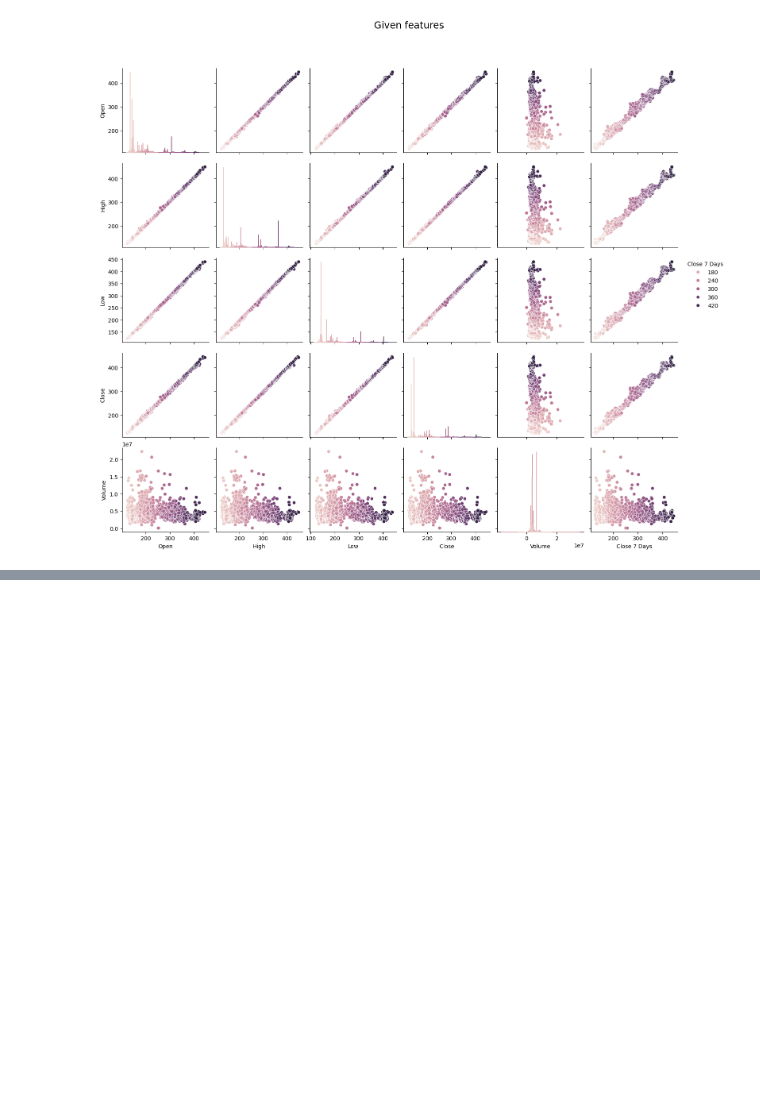
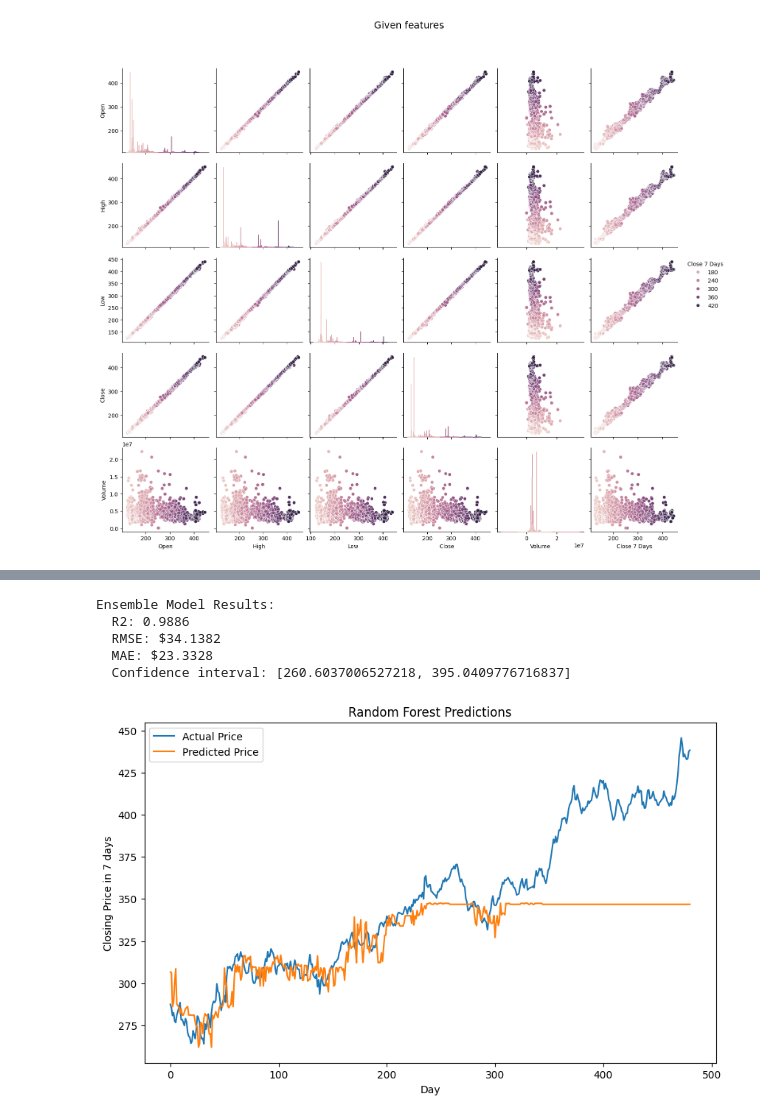
Before and after one commit to shannaw04/ml-stock-predictor, a Jupyter notebook: stock-predictor-final.ipynb, the cells around one changed output, grey strips where cells are left out. Cells and saved outputs as stored; diff of their text form; code cells hidden in the pictures; blank space fills up the shorter version.

```diff
--- a/stock-predictor-final.ipynb
+++ b/stock-predictor-final.ipynb
@@ -618,0 +434,40 @@ Linear Regression with Gradient Descent:
+# %%
+complex_model = RandomForestRegressor(max_depth=6, random_state=RANDOM_STATE)
+complex_model.fit(X_train_simple.values, y_train)
+complex_pred = complex_model.predict(X_test_simple.values)
+
+complex_r2 = complex_model.score(X_train_simple.values, y_train)
+complex_rmse = root_mean_squared_error(y_test, complex_pred)
+complex_mae = mean_absolute_error(y_test, complex_pred)
+
+# Calculate the standard error of the predictions
+forest_se = np.sqrt(np.sum((y_test - complex_pred) ** 2) / (len(y_test) - 2))
+
+# Calculate the confidence intervals
+confidence_interval_forest = stats.t.interval(0.95, len(y_test) - 1, loc=np.mean(complex_pred), scale=forest_se)
+
+print(f"Ensemble Model Results:")
+print(f"  R2: {complex_r2:.4f}")
+print(f"  RMSE: ${complex_rmse:.4f}")
+print(f"  MAE: ${complex_mae:.4f}")
+print(f"  Confidence interval: [{confidence_interval_forest[0]}, {confidence_interval_forest[1]}]")
+# %% [output]
+Ensemble Model Results:
+  R2: 0.9886
+  RMSE: $34.1382
+  MAE: $23.3328
+  Confidence interval: [260.6037006527218, 395.0409776716837]
+# %%
+# Plot Confidence Intervals
+days = np.arange(y_test.shape[0])
+
+plt.figure(figsize=(10, 6))
+plt.plot(days, y_test, label='Actual Price')
+plt.plot(days, complex_pred, label='Predicted Price')
+plt.xlabel('Day')
+plt.ylabel('Closing Price in 7 days')
+plt.title('Random Forest Predictions')
+plt.legend()
+plt.show()
+# %% [output]
+[figure, added]
```
Also changed, not shown: parts of 54 cells of this notebook, 4 other files.
